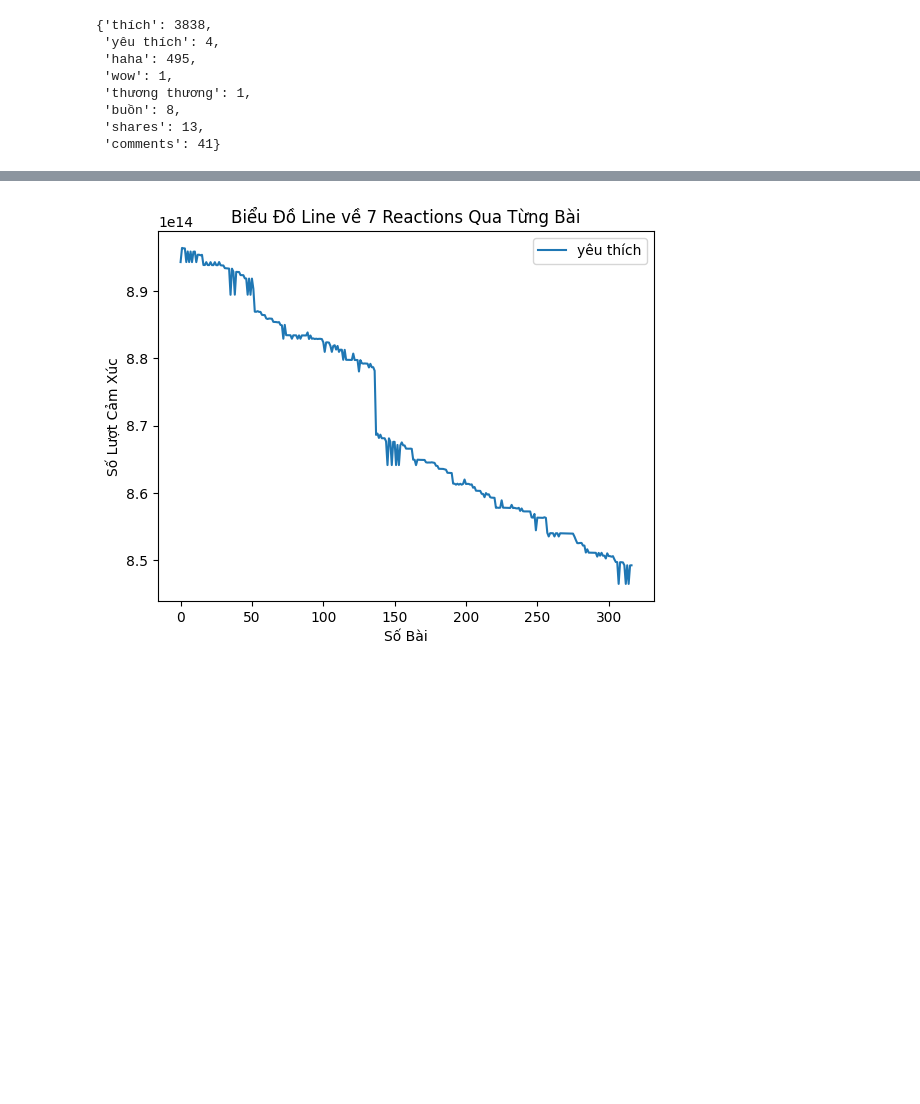
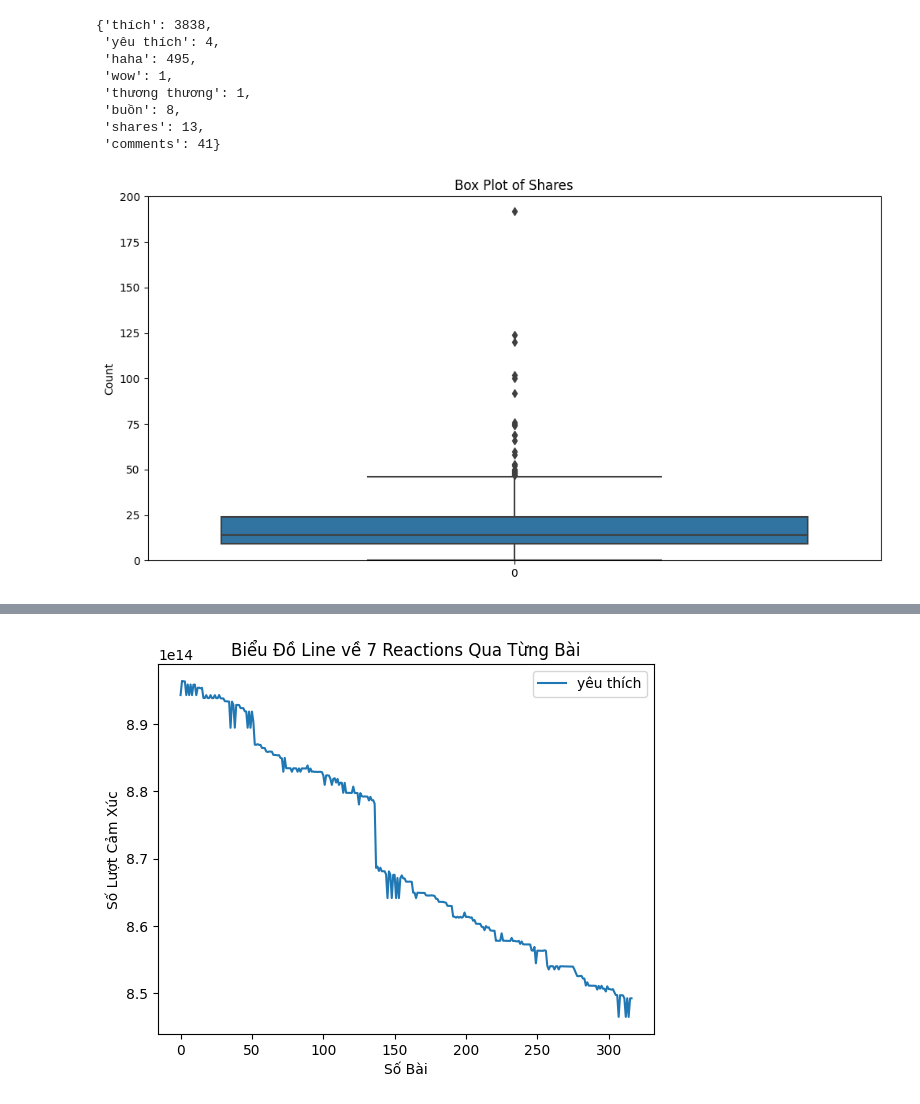
Before and after one commit to hoandkjxhbfhk/finalproject-, a Jupyter notebook: Analyze_data.ipynb, the cells around one changed output, grey strips where cells are left out. Saved outputs shown, nothing was run; the diff lists cells and outputs as text; code cells hidden in the pictures; blank space fills up the shorter version.

```diff
--- a/Analyze_data.ipynb
+++ b/Analyze_data.ipynb
@@ -580,3 +618,15 @@ reactions
  'buồn': 8,
  'shares': 13,
  'comments': 41}
+# %%
+plt.figure(figsize=(12, 6))
+sns.boxplot(data=df['shares'])
+plt.title('Box Plot of Shares')
+plt.ylabel('Count')
+
+# Giới hạn giá trị trục y từ 0 đến 200
+plt.ylim(0, 200)
+
+plt.show()
+# %% [output]
+[figure, added]
```
Also changed, not shown: parts of 27 cells of this notebook.
